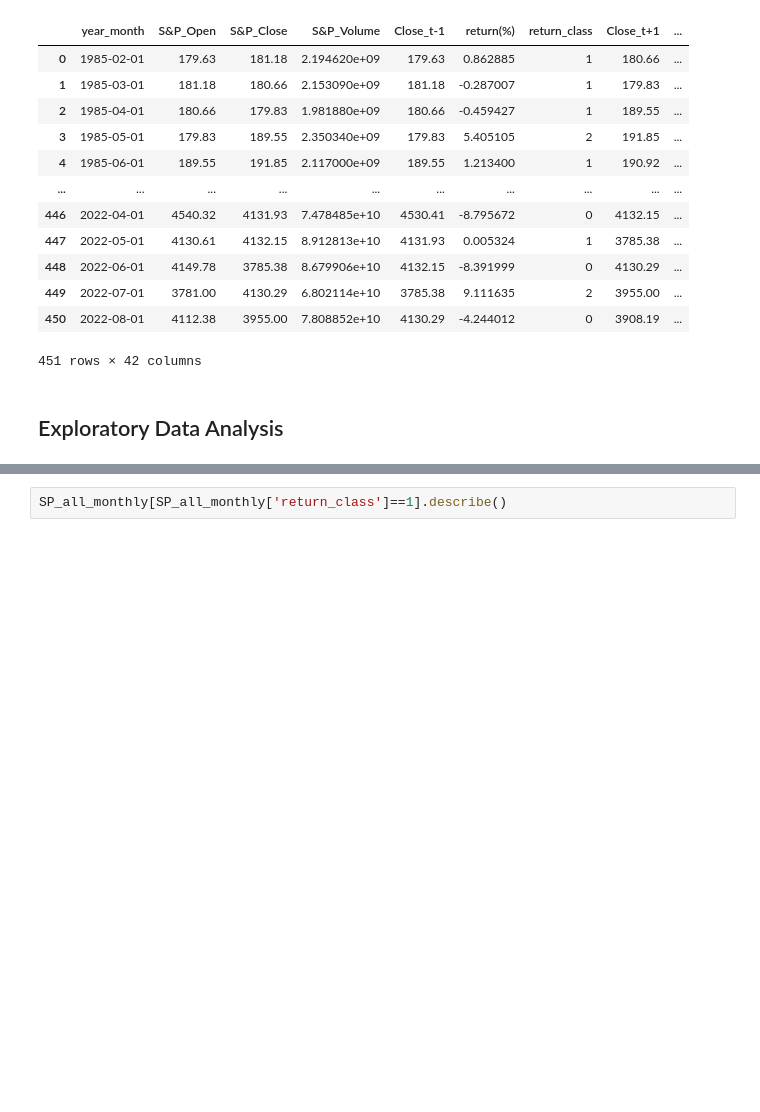
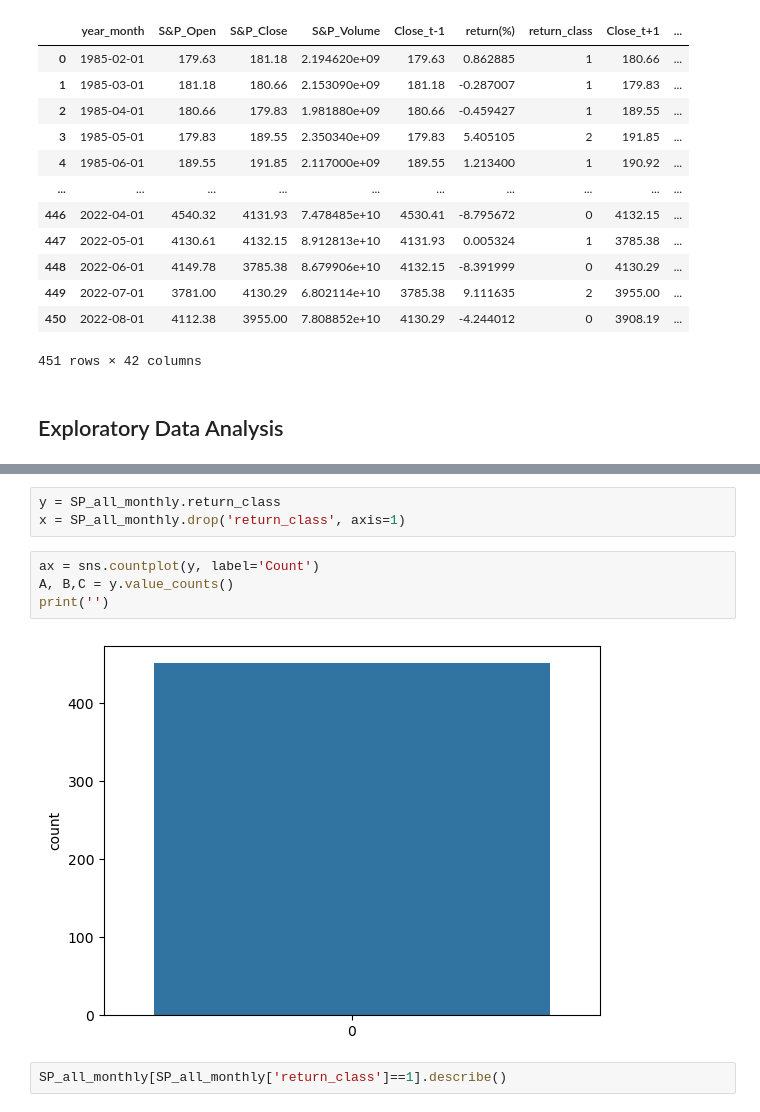
Before and after one commit to irenethebest/SP500_index_prediction, a Jupyter notebook: monthly_data_EDA.ipynb, the cells around one changed output, grey strips where cells are left out. Cells and saved outputs as stored; diff of their text form; blank space fills up the shorter version.

```diff
--- a/monthly_data_EDA.ipynb
+++ b/monthly_data_EDA.ipynb
@@ -67,3 +67,12 @@ plt.hist(SP_all_monthly['return(%)'], bins = 50)
+# %%
+y = SP_all_monthly.return_class
+x = SP_all_monthly.drop('return_class', axis=1)
+# %%
+ax = sns.countplot(y, label='Count')
+A, B,C = y.value_counts()
+print('')
+# %% [output]
+[figure, added]
 # %%
 SP_all_monthly[SP_all_monthly['return_class']==1].describe()
 # %% [output]
```
Also changed, not shown: parts of 20 cells of this notebook.
